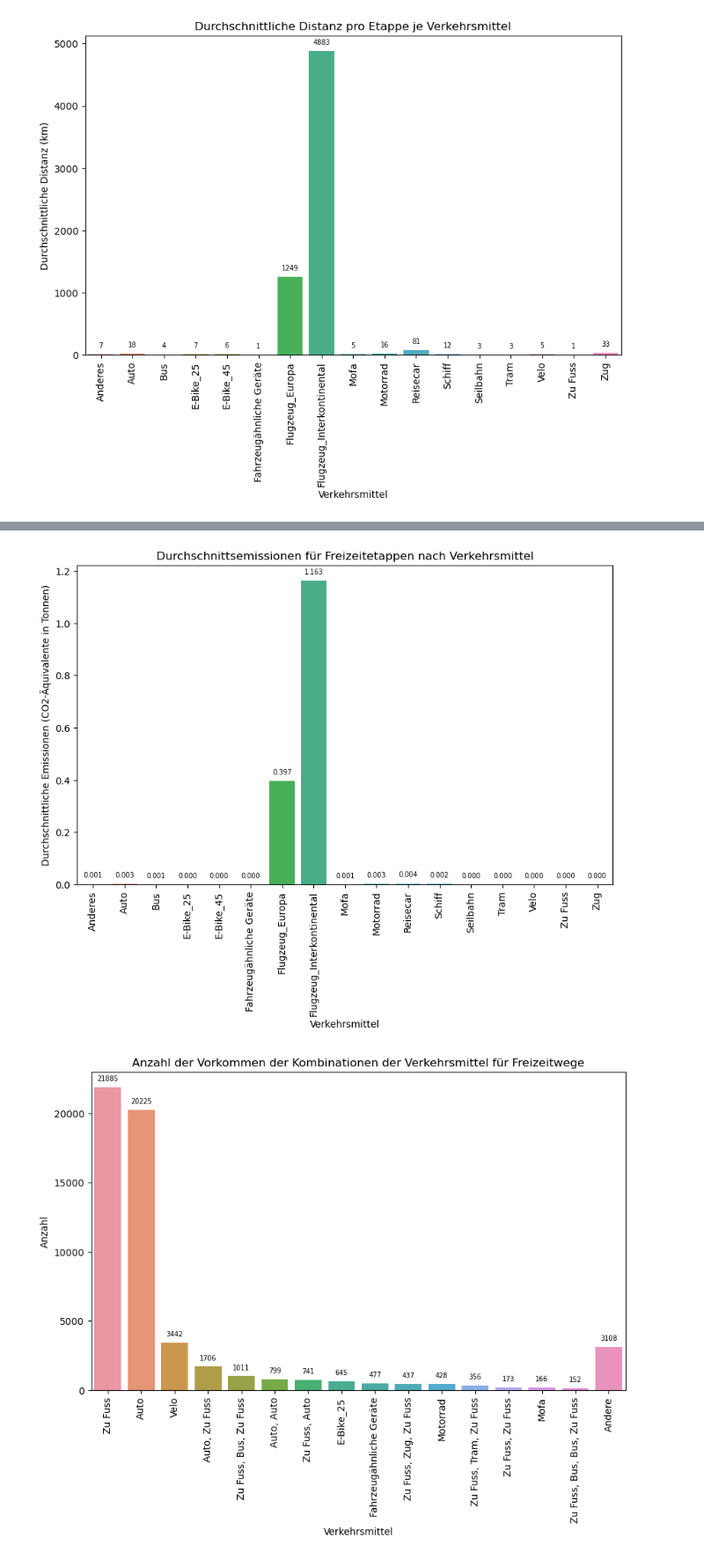
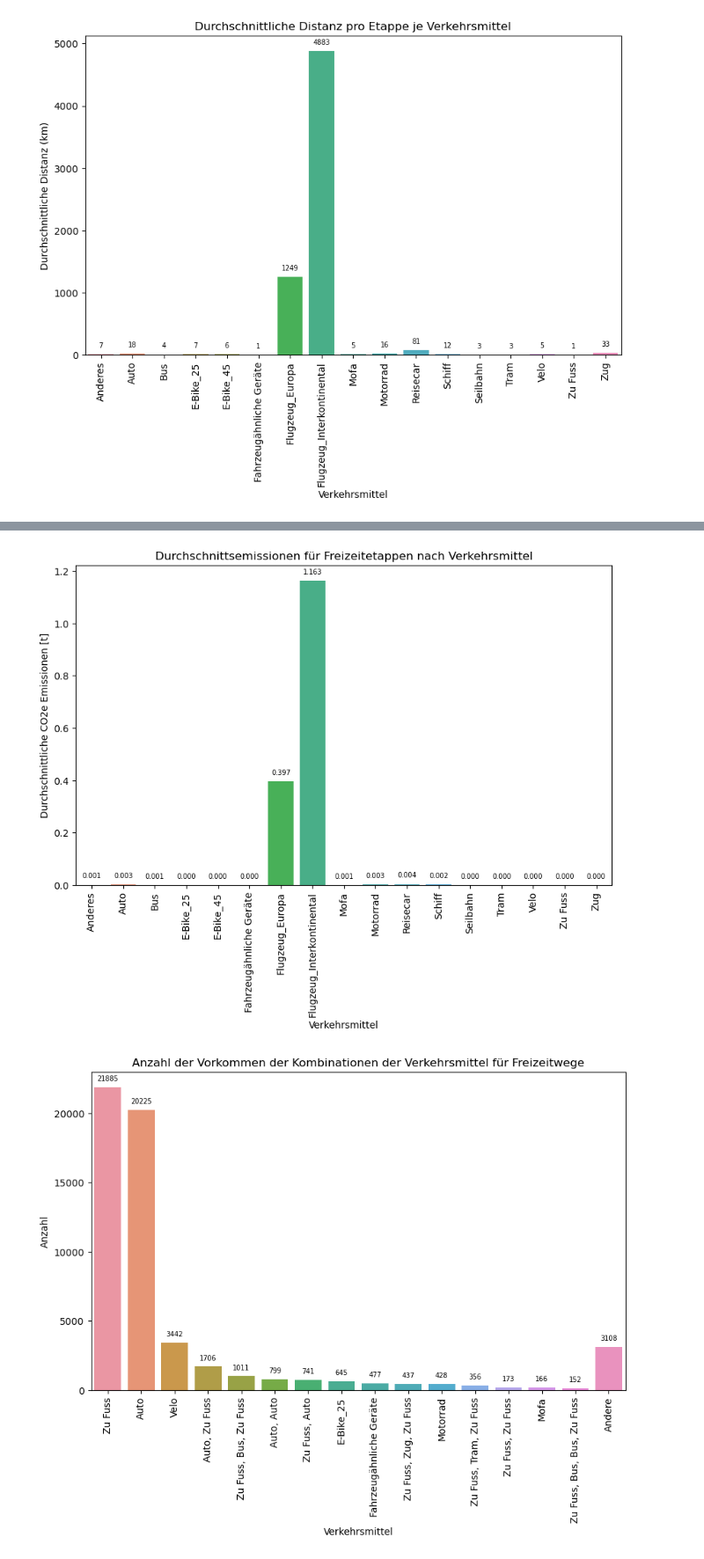
Before and after one commit to larissa-marti/ANM_Gruppe_Y, a Jupyter notebook: fahrzeuge.ipynb, the cells around one changed output, grey strips where cells are left out. Shown at 88% size. Cells and saved outputs as stored; diff of their text form; code cells hidden in the pictures.

```diff
--- a/fahrzeuge.ipynb
+++ b/fahrzeuge.ipynb
@@ -778,35 +778,35 @@ emissionen_count = (
 
 # Umrechnung der Emissionen in Tonnen
 emissionen_count = emissionen_count / 1_000_000  # Umrechnung von g in Tonnen
 
 # Erstellen des Barplots
 plt.figure(figsize=(10, 6))
 ax = sns.barplot(x=emissionen_count.index, y=emissionen_count.values)
 
 # Hinzufügen von Achsenbeschriftungen und Titel
 plt.xlabel("Verkehrsmittel")
-plt.ylabel("Durchschnittliche Emissionen (CO2-Äquivalente in Tonnen)")
+plt.ylabel("Durchschnittliche CO2e Emissionen [t]")
 plt.title("Durchschnittsemissionen für Freizeitetappen nach Verkehrsmittel")
 plt.xticks(rotation=90)
 
 # Säulen mit den jeweiligen Werten beschriften
 for p in ax.patches:
     # Beschriftung der Werte direkt auf den Säulen
     ax.annotate(
         f"{p.get_height():.3f}",  # Werte mit 3 Dezimalstellen anzeigen
         (p.get_x() + p.get_width() / 2.0, p.get_height()),
         ha="center",
         va="center",
         fontsize=7,
         color="black",
         xytext=(0, 9),
         textcoords="offset points",
     )
 
 # Plot anzeigen
 plt.show()
 # %% [output]
-[figure, old version]
+[figure, new version]
 # %%
 # Zählen der Vorkommen der Verkehrsmittel-Kombinationen
 verkehrsmittel_count_wege = wege_freizeit_agg["Verkehrsmittel"].value_counts()
```
Also changed, not shown: parts of 2 cells of this notebook, 2 other files.
